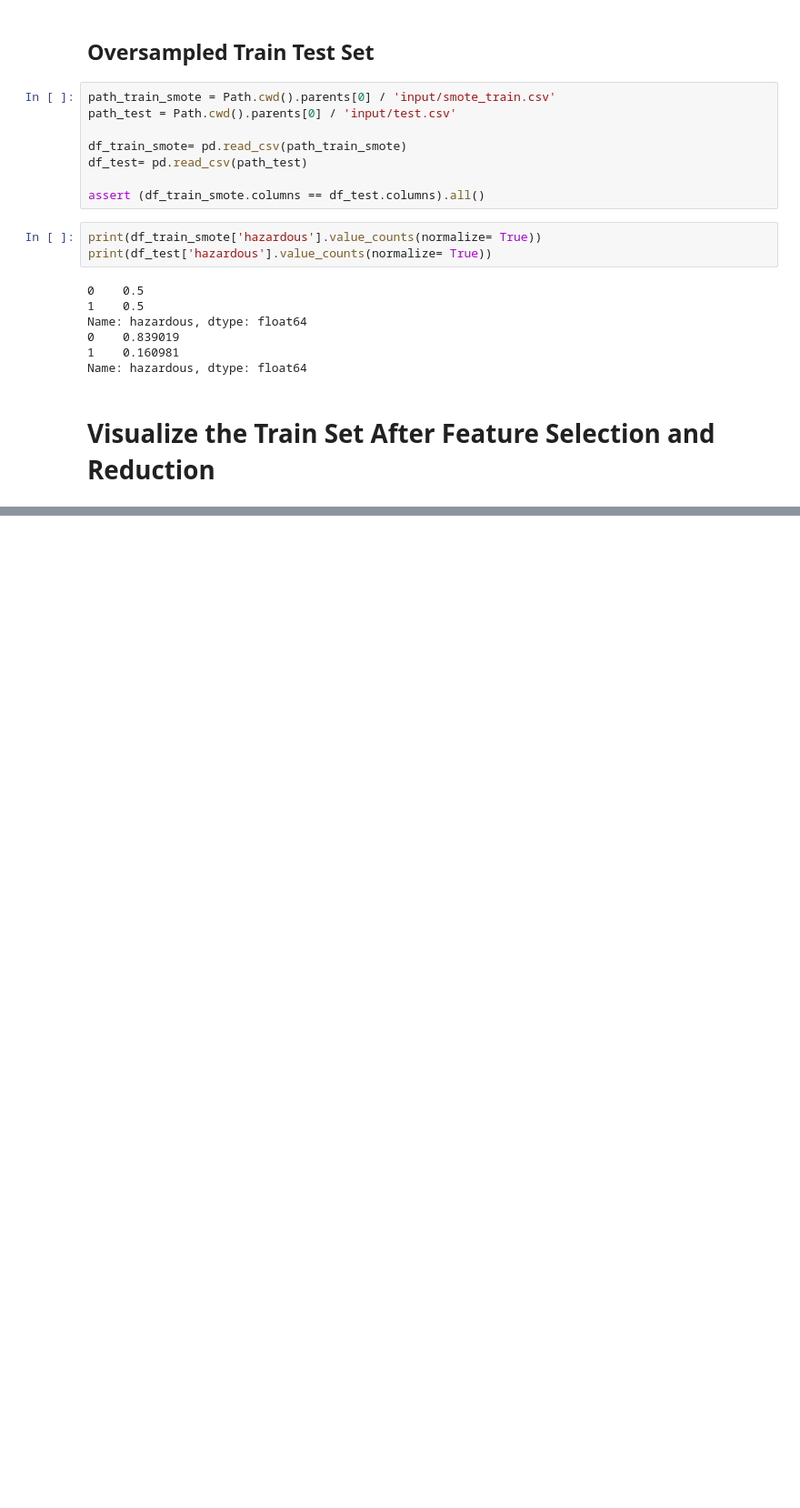
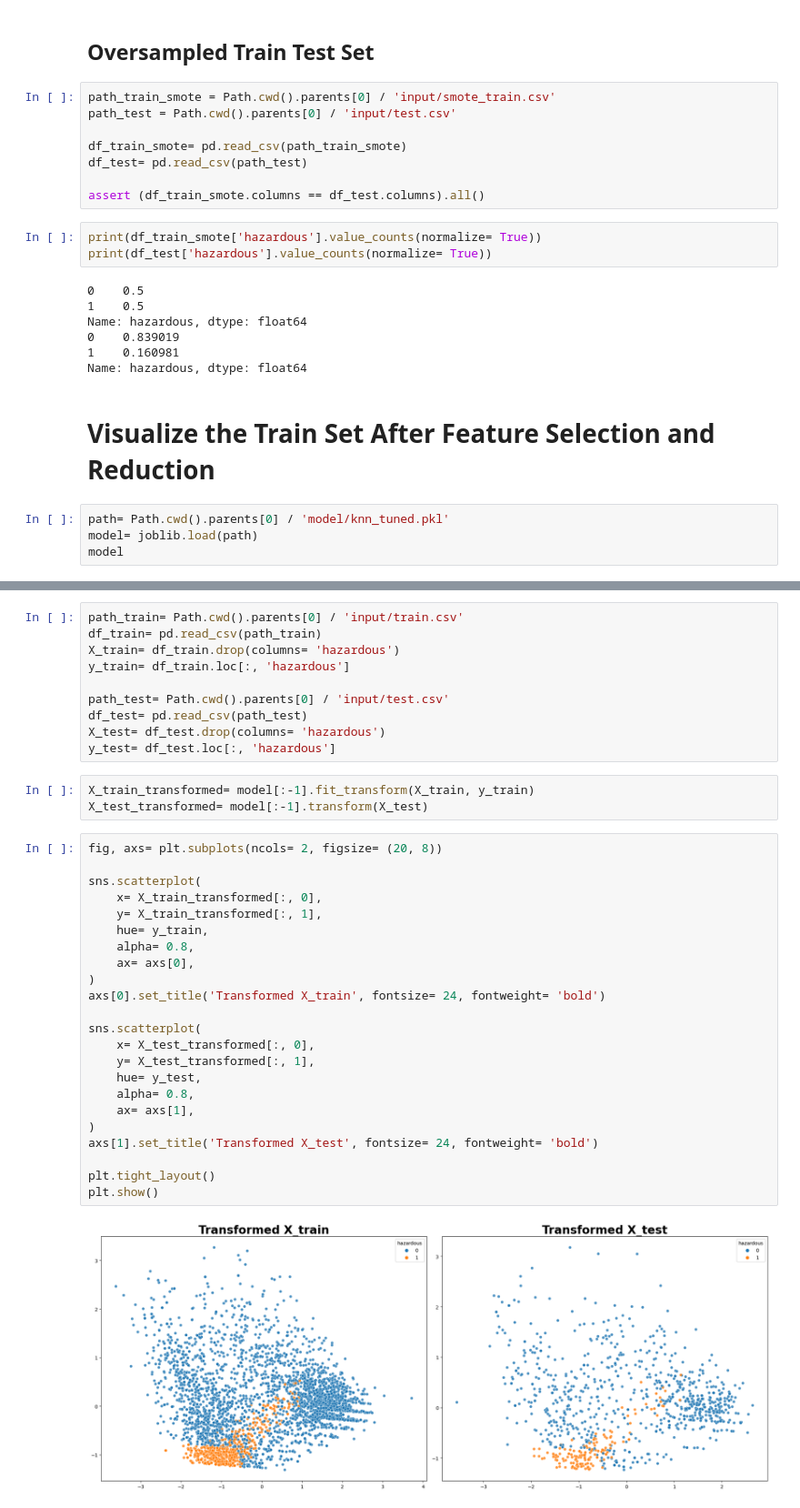
Before and after one commit to danjelito/classification-asteroid, a Jupyter notebook: notebook/eda.ipynb, the cells around one changed output, grey strips where cells are left out. Shown at 91% size. Saved outputs shown, nothing was run; the diff lists cells and outputs as text; blank space fills up the shorter version.

Commit message:
Visualize the output.

```diff
--- a/notebook/eda.ipynb
+++ b/notebook/eda.ipynb
@@ -235,3 +236,7 @@ Name: hazardous, dtype: float64
 Name: hazardous, dtype: float64
 # %% [markdown]
 # Visualize the Train Set After Feature Selection and Reduction
+# %%
+path= Path.cwd().parents[0] / 'model/knn_tuned.pkl'
+model= joblib.load(path)
+model
@@ -237,0 +272,38 @@ Name: hazardous, dtype: float64
+# %%
+path_train= Path.cwd().parents[0] / 'input/train.csv'
+df_train= pd.read_csv(path_train)
+X_train= df_train.drop(columns= 'hazardous')
+y_train= df_train.loc[:, 'hazardous']
+
+path_test= Path.cwd().parents[0] / 'input/test.csv'
+df_test= pd.read_csv(path_test)
+X_test= df_test.drop(columns= 'hazardous')
+y_test= df_test.loc[:, 'hazardous']
+# %%
+X_train_transformed= model[:-1].fit_transform(X_train, y_train)
+X_test_transformed= model[:-1].transform(X_test)
+# %%
+fig, axs= plt.subplots(ncols= 2, figsize= (20, 8))
+
+sns.scatterplot(
+    x= X_train_transformed[:, 0],
+    y= X_train_transformed[:, 1],
+    hue= y_train,
+    alpha= 0.8,
+    ax= axs[0],
+)
+axs[0].set_title('Transformed X_train', fontsize= 24, fontweight= 'bold')
+
+sns.scatterplot(
+    x= X_test_transformed[:, 0],
+    y= X_test_transformed[:, 1],
+    hue= y_test,
+    alpha= 0.8,
+    ax= axs[1],
+)
+axs[1].set_title('Transformed X_test', fontsize= 24, fontweight= 'bold')
+
+plt.tight_layout()
+plt.show()
+# %% [output]
+[figure, added]
```
Also changed, not shown: parts of 4 cells of this notebook, 5 other files.
